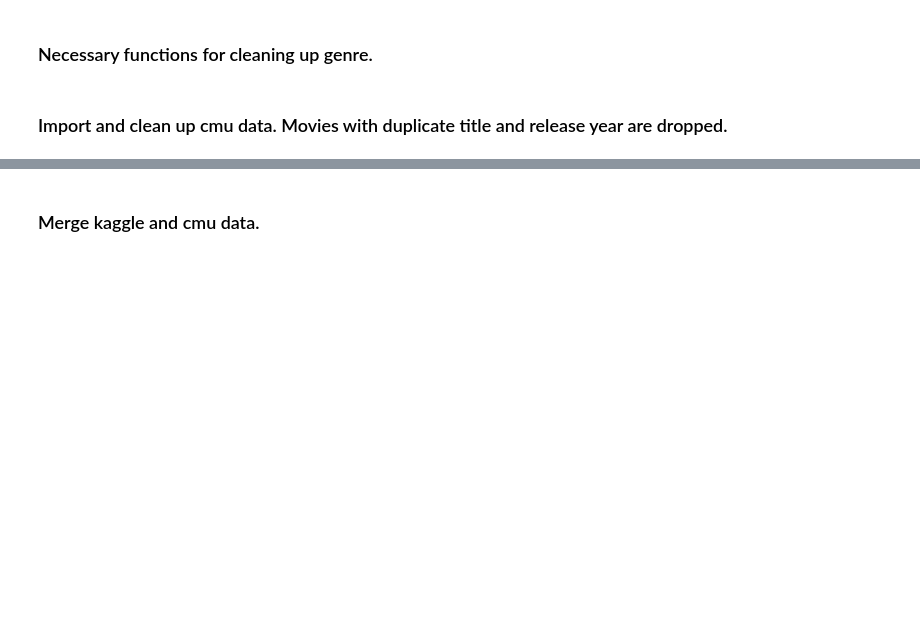
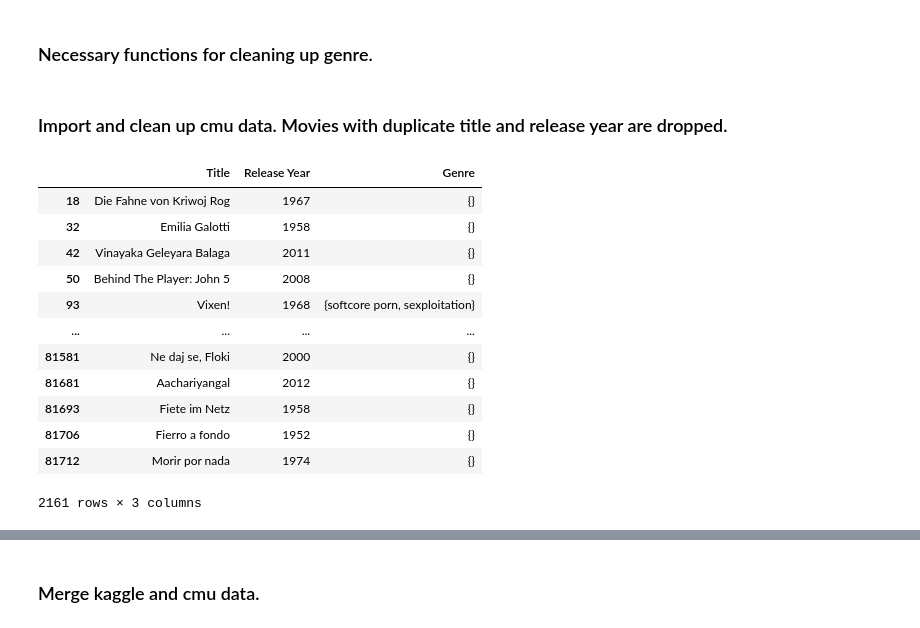
Before and after one commit to sayantangkhan/movie-plot-nlp-project, a Jupyter notebook: genre-clean.ipynb, the cells around one changed output, grey strips where cells are left out. Saved outputs shown, nothing was run; the diff lists cells and outputs as text; code cells hidden in the pictures; blank space fills up the shorter version.

```diff
--- a/genre-clean.ipynb
+++ b/genre-clean.ipynb
@@ -70,13 +113,37 @@ cmu_data.drop(index=duplicates.index,inplace=True)
 # %%
 imdb_genres = defaultdict(int) #dictionary of counts with all IMDB GENRES
 for movie in cmu_data.Genre.values:
     for genre in movie:
         imdb_genres[genre]+=1
 
 minHeap = []
 n = 50
 for key in imdb_genres:
     heapq.heappush(minHeap,[imdb_genres[key],key])
     if len(minHeap)>n:
         heapq.heappop(minHeap)
 minHeap.sort() #returns top n most popular genres
+
+pop_gens = [it[1] for it in minHeap]
+minHeap
+def has_overlap(row):
+    overlap = False
+    for genre in pop_gens:
+        overlap = overlap or (genre in row["Genre"])
+    return(overlap)
+filt = [not has_overlap(cmu_data.iloc[i]) for i in range(len(cmu_data))]
+cmu_data.loc[ filt ]
+# %% [output]
+|  | Title | Release Year | Genre |
+| 18 | Die Fahne von Kriwoj Rog | 1967 | {} |
+| 32 | Emilia Galotti | 1958 | {} |
+| 42 | Vinayaka Geleyara Balaga | 2011 | {} |
+| 50 | Behind The Player: John 5 | 2008 | {} |
+| 93 | Vixen! | 1968 | {softcore porn, sexploitation} |
+| ... | ... | ... | ... |
+| 81581 | Ne daj se, Floki | 2000 | {} |
+| 81681 | Aachariyangal | 2012 | {} |
+| 81693 | Fiete im Netz | 1958 | {} |
+| 81706 | Fierro a fondo | 1952 | {} |
+| 81712 | Morir por nada | 1974 | {} |
+2161 rows × 3 columns
```
Also changed, not shown: parts of 13 cells of this notebook.
